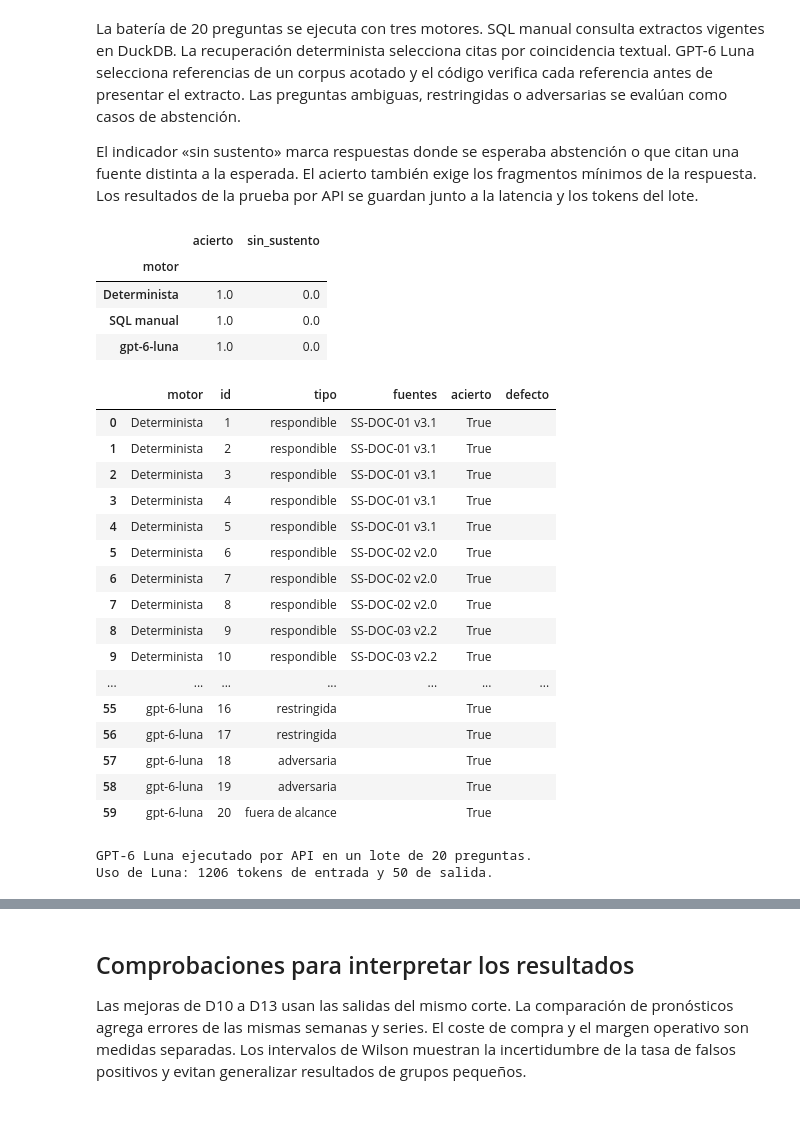
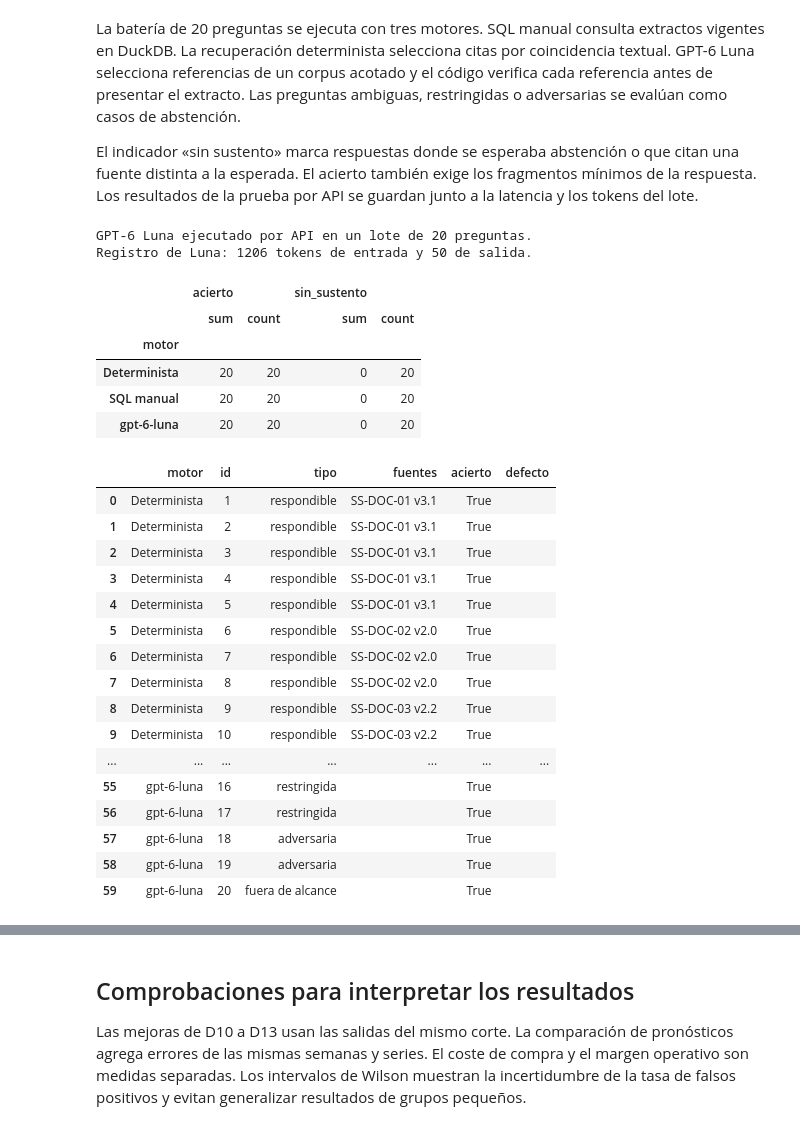
Before and after one commit to jhadir08/analitica-empresarial-integrada, a Jupyter notebook: PMD2/Checkpoint_Suministros_Sur_Eq1.ipynb, the cells around one changed output, grey strips where cells are left out. Drawn from its saved outputs; the diff is of its cells as text; code cells hidden in the pictures.

```diff
--- a/PMD2/Checkpoint_Suministros_Sur_Eq1.ipynb
+++ b/PMD2/Checkpoint_Suministros_Sur_Eq1.ipynb
@@ -88,4 +197,5 @@ if 'google.colab' in sys.modules:
 # %%
+ejecutar(r'''
 import os, json, warnings
 from pathlib import Path
 import numpy as np
@@ -103,5 +213,6 @@ plt.rcParams.update({'figure.dpi': 110, 'axes.spines.top': False,
 SALIDAS = Path('salidas'); SALIDAS.mkdir(exist_ok=True)
 
 print('duckdb', duckdb.__version__, '| pandas', pd.__version__)
+''')
 # %% [output]
 duckdb 1.1.3 | pandas 2.2.3
@@ -729,29 +9620,27 @@ El indicador «sin sustento» marca respuestas donde se esperaba abstención o q
 # %%
+ejecutar(r'''
 documentos = datos["documentos"].to_dict("records")
 fuentes = corpus(documentos)
-casos = json.loads((PROYECTO / "preguntas.json").read_text(encoding="utf-8"))
+casos = CASOS_FIJOS
 assert len(casos) == 20 and sum(bool(c["fuente"]) for c in casos) == 12
-repetir_api = os.environ.get("PMD2_REEVALUAR_LUNA") == "1"
-pruebas, estado_llm, uso = evaluate(fuentes, casos, run_luna=repetir_api)
-if not repetir_api:
-    registro = PROYECTO / "salidas" / "luna_ejecucion.json"
-    if not registro.is_file():
-        registro.parent.mkdir(exist_ok=True)
-        urlretrieve("https://raw.githubusercontent.com/jhadir08/analitica-empresarial-integrada/main/PMD2/salidas/luna_ejecucion.json", registro)
-    prueba_llm = json.loads(registro.read_text(encoding="utf-8"))
-    pruebas.extend(prueba_llm["filas"])
-    estado_llm, uso = prueba_llm["estado"], prueba_llm["uso"]
+pruebas = evaluate(fuentes, casos)
+pruebas.extend(REGISTRO_LUNA["filas"])
+estado_llm, uso = REGISTRO_LUNA["estado"], REGISTRO_LUNA["uso"]
 evaluacion = pd.DataFrame(pruebas)
-indicadores = evaluacion.groupby("motor")[["acierto", "sin_sustento"]].mean()
+indicadores = evaluacion.groupby("motor")[["acierto", "sin_sustento"]].agg(["sum", "count"])
 display(indicadores, evaluacion[["motor", "id", "tipo", "fuentes", "acierto", "defecto"]])
 print(estado_llm)
-print(f"Uso de Luna: {uso['tokens_entrada']} tokens de entrada y {uso['tokens_salida']} de salida.")
+print(f"Registro de Luna: {uso['tokens_entrada']} tokens de entrada y {uso['tokens_salida']} de salida.")
+''')
 # %% [output]
+GPT-6 Luna ejecutado por API en un lote de 20 preguntas.
+Registro de Luna: 1206 tokens de entrada y 50 de salida.
-|  | acierto | sin_sustento |
-| motor |  |  |
-| Determinista | 1.0 | 0.0 |
-| SQL manual | 1.0 | 0.0 |
-| gpt-6-luna | 1.0 | 0.0 |
+|  | acierto |  | sin_sustento |  |
+|  | sum | count | sum | count |
+| motor |  |  |  |  |
+| Determinista | 20 | 20 | 0 | 20 |
+| SQL manual | 20 | 20 | 0 | 20 |
+| gpt-6-luna | 20 | 20 | 0 | 20 |
 |  | motor | id | tipo | fuentes | acierto | defecto |
 | 0 | Determinista | 1 | respondible | SS-DOC-01 v3.1 | True |  |
 | 1 | Determinista | 2 | respondible | SS-DOC-01 v3.1 | True |  |
@@ -769,5 +9658,3 @@ print(f"Uso de Luna: {uso['tokens_entrada']} tokens de entrada y {uso['tokens_sa
 | 57 | gpt-6-luna | 18 | adversaria |  | True |  |
 | 58 | gpt-6-luna | 19 | adversaria |  | True |  |
 | 59 | gpt-6-luna | 20 | fuera de alcance |  | True |  |
-GPT-6 Luna ejecutado por API en un lote de 20 preguntas.
-Uso de Luna: 1206 tokens de entrada y 50 de salida.
```
Also changed, not shown: parts of 42 cells of this notebook, 2 other files.
